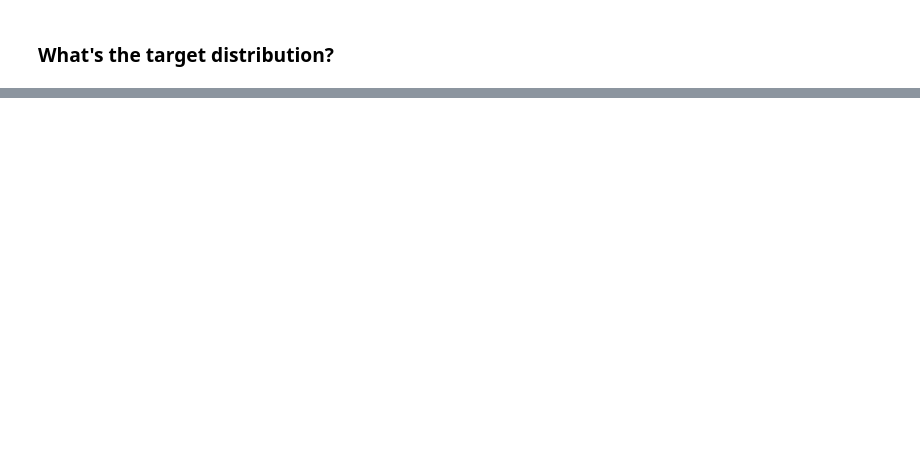
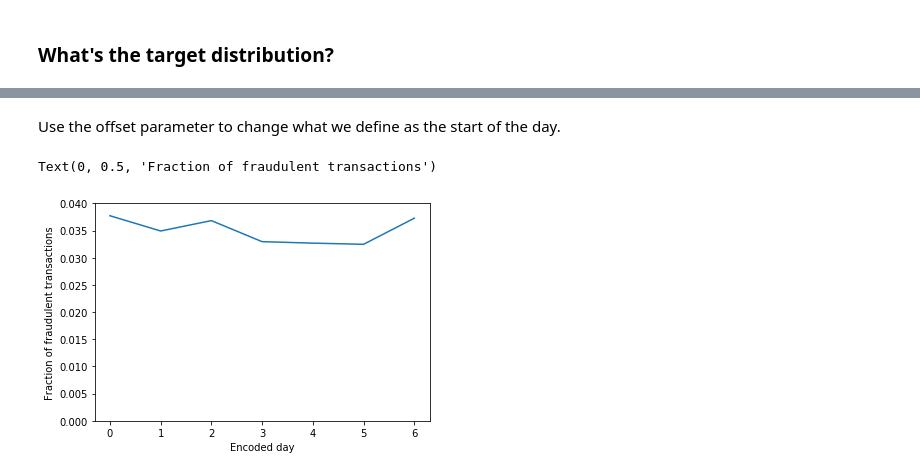
Before and after one commit to trang-n/kaggle_frauddetection, a Jupyter notebook: capstone.ipynb, the cells around one changed output, grey strips where cells are left out. Drawn from its saved outputs; the diff is of its cells as text; code cells hidden in the pictures; blank space fills up the shorter version.

```diff
--- a/capstone.ipynb
+++ b/capstone.ipynb
@@ -99,0 +185,27 @@ train.shape
+# %%
+#input: df to manipulate, offset in days to shift the start and end of the days,
+#column name to encode
+def day_encoder(df, offset = 0, colname = 'TransactionDT'):
+    days = df[colname] / (3600*24)
+    encode_days = np.floor(days - 1 + offset) % 7 #review
+    return encode_days
+
+def hour_encoder(df, colname = 'TransactionDT'):
+    hours = train['TransactionDT'] / 3600
+    encode_hours = np.floor(hours) % 24 #review
+    return encode_hours
+# %% [markdown]
+Use the offset parameter to change what we define as the start of the day.
+# %%
+#there is not a significant correlation on the day
+#of the week and whether a transaction is fraudulent.
+
+train['weekday'] = day_encoder(train, offset = 0.58)
+plt.plot(train.groupby('weekday').mean()['isFraud'])
+
+plt.ylim(0, 0.04)
+plt.xlabel('Encoded day')
+plt.ylabel('Fraction of fraudulent transactions')
+# %% [output]
+Text(0, 0.5, 'Fraction of fraudulent transactions')
+[figure, added]
```
Also changed, not shown: parts of 50 cells of this notebook.
